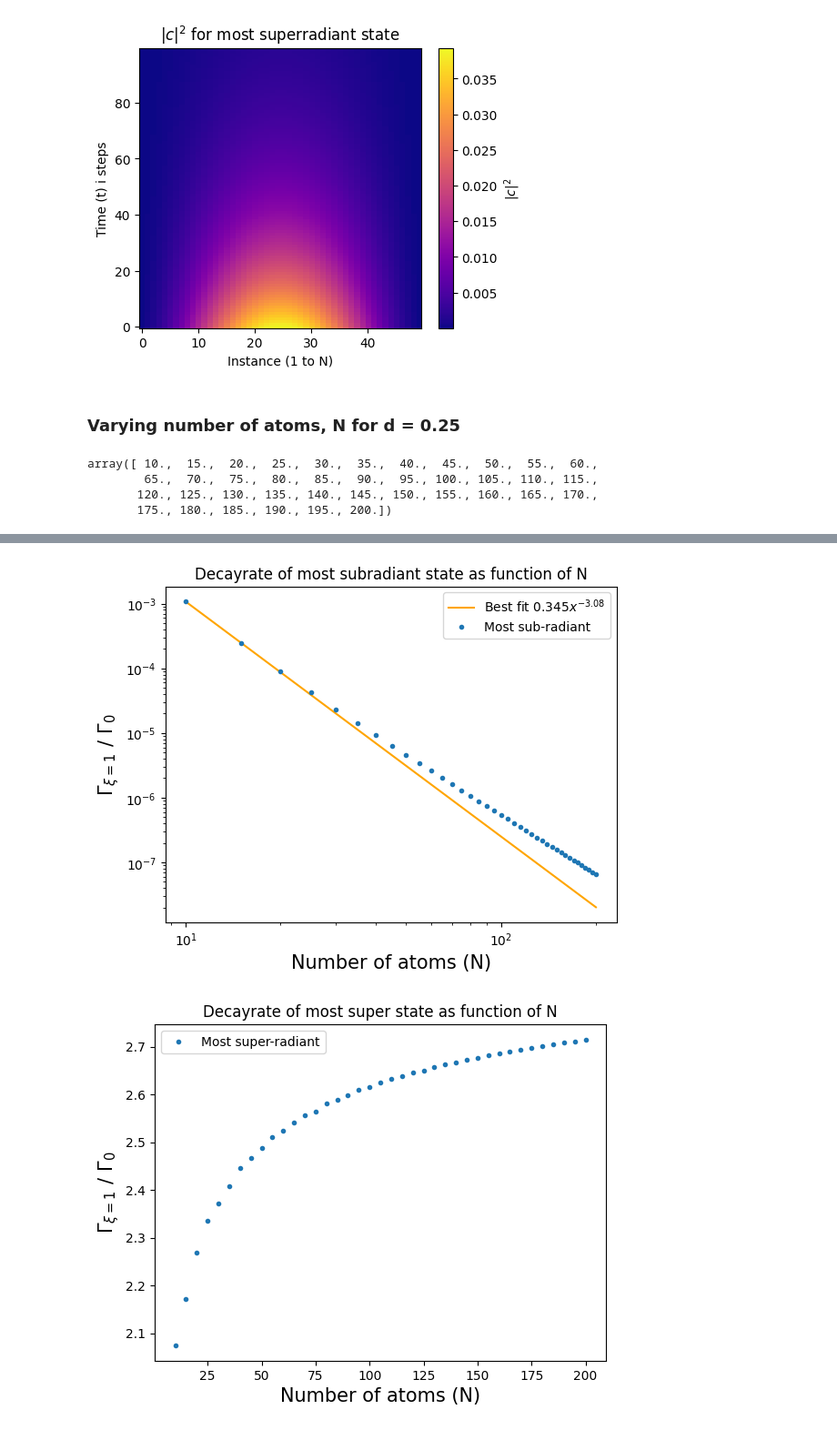
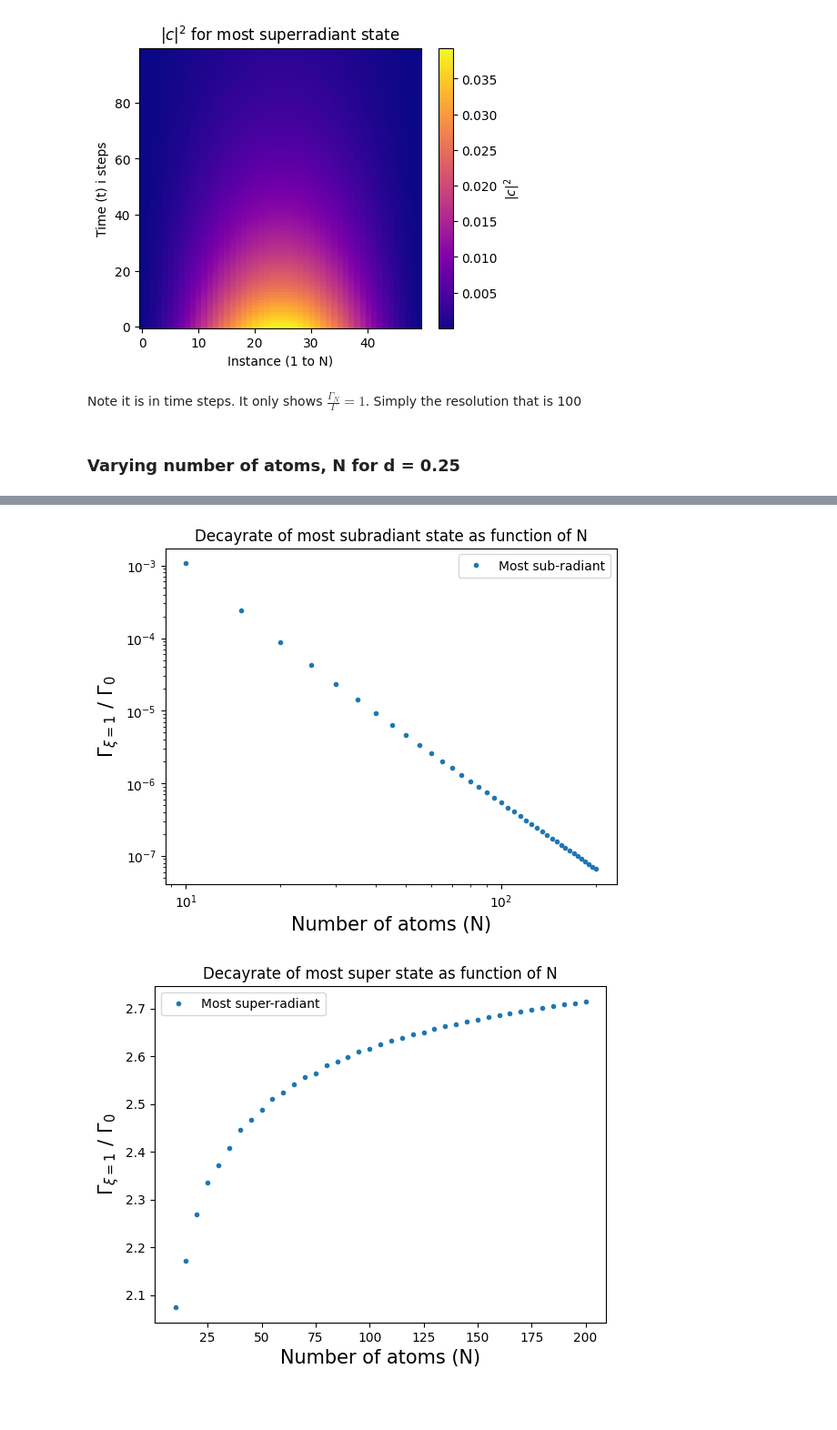
Before and after one commit to FrederikButler/DipoleStructuresInVacuum, a Jupyter notebook: Linear chains.ipynb, the cells around one changed output, grey strips where cells are left out. Shown at 91% size. Cells and saved outputs as stored; diff of their text form; code cells hidden in the pictures; blank space fills up the shorter version.

Commit message:
clean up of linear arrays

```diff
--- a/Linear chains.ipynb
+++ b/Linear chains.ipynb
@@ -178,15 +173,10 @@ plt.title('$|c|^2$ for most superradiant state')
 plt.show()
 # %% [output]
 [figure]
+# %% [markdown]
+Note it is in time steps. It only shows $\frac{\Gamma_N}{\Gamma} = 1$. Simply the resolution that is 100
 # %% [markdown]
 ### Varying number of atoms, N for d = 0.25
-# %%
-np.linspace(10,200,39)
-# %% [output]
-array([ 10.,  15.,  20.,  25.,  30.,  35.,  40.,  45.,  50.,  55.,  60.,
-        65.,  70.,  75.,  80.,  85.,  90.,  95., 100., 105., 110., 115.,
-       120., 125., 130., 135., 140., 145., 150., 155., 160., 165., 170.,
-       175., 180., 185., 190., 195., 200.])
 # %%
 N_chain = np.linspace(10,200,39)
 N_chain_int = N_chain.astype(int)
@@ -204,10 +194,10 @@ subradiant_decayrates_n_reversed = [-p for p in subradiant_decayrates_n]
 
 def PowerFit(x, A, k):
     return A * x**(-k)
-par, cov = curve_fit(PowerFit, N_chain_int, subradiant_decayrates_n_reversed, p0 = [4, 4])
+par, cov = curve_fit(PowerFit, N_chain_int, subradiant_decayrates_n_reversed, p0 = [4, 3])
 print('A = ', par[0], 'k = ', par[1])
 
-plt.plot(N_chain_int, PowerFit(N_chain_int, *par), '-' ,label = r'Best fit $0.345x^{-3.08}$', c='orange')
+#plt.plot(N_chain_int, PowerFit(N_chain_int, *par), '-' ,label = r'Best fit $0.345x^{-3.08}$', c='orange')
 
 plt.plot(N_chain_int, subradiant_decayrates_n_reversed, '.', label = 'Most sub-radiant')
 
@@ -223,4 +213,4 @@ A =  4.581370271674389 k =  3.6305696850391245
-[figure, old version]
+[figure, new version]
 # %%
 N_chain = np.linspace(10,200,39)
 N_chain_int = N_chain.astype(int)
```
Also changed, not shown: parts of 24 cells of this notebook.
